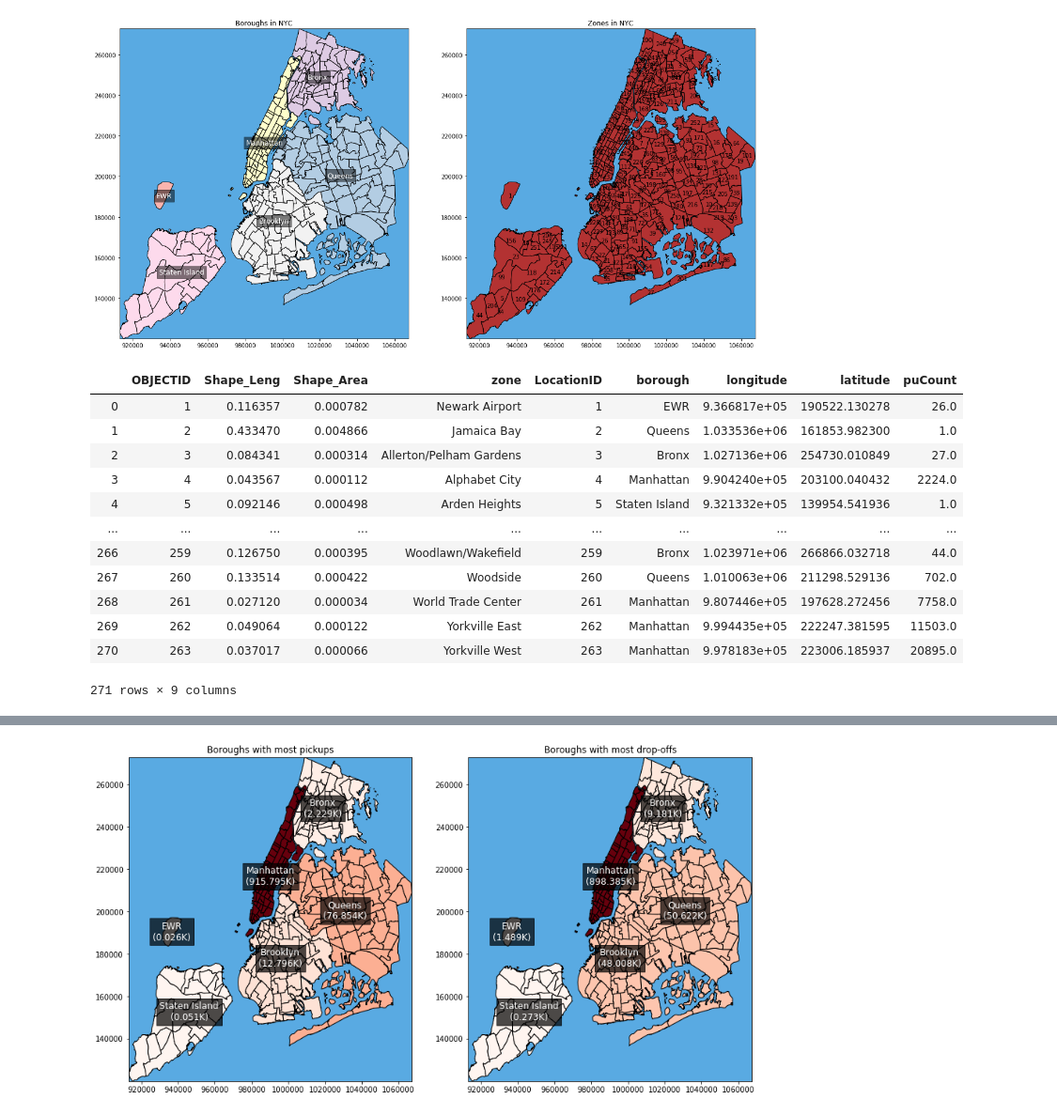
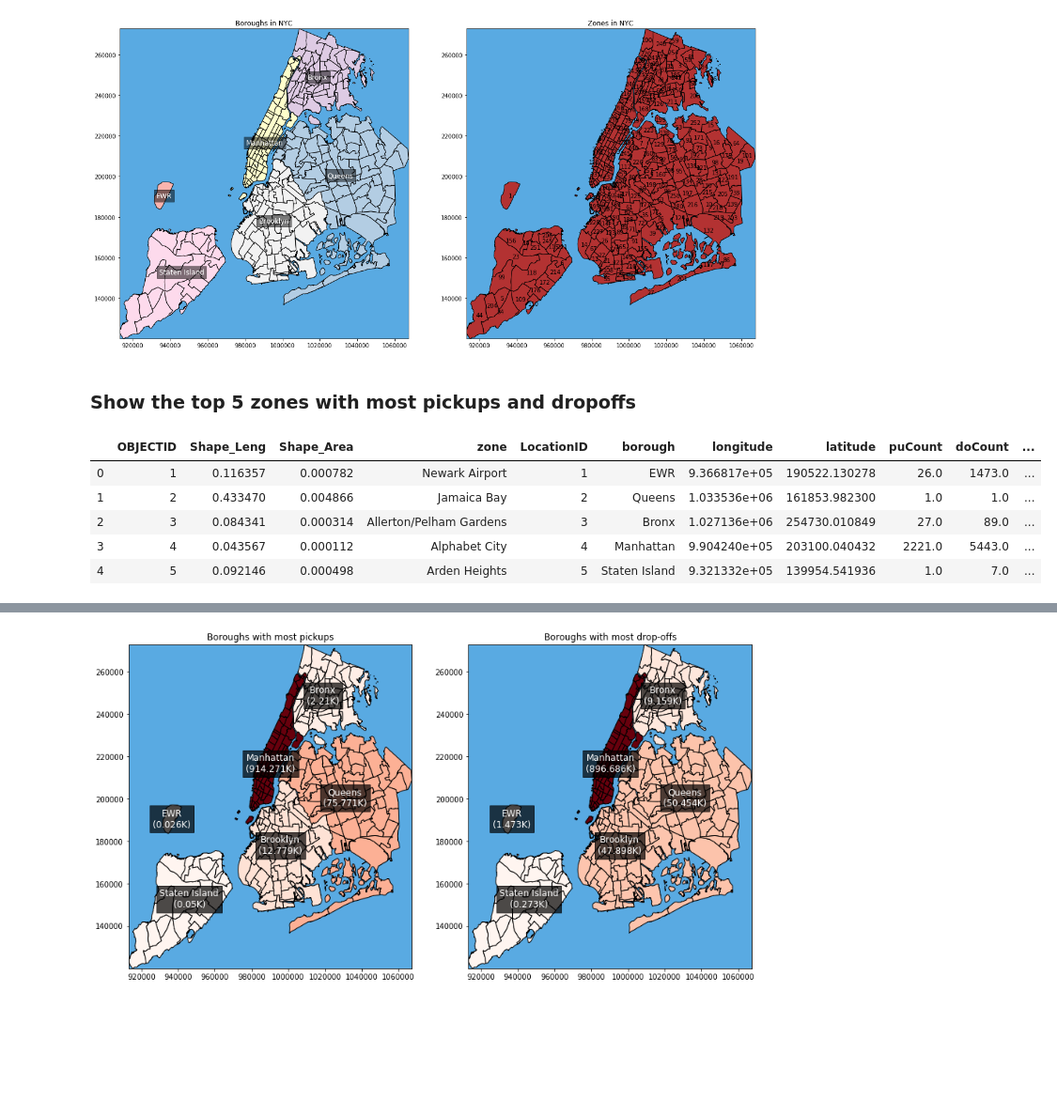
Before and after one commit to maliakber/algorithm-data-model-csc-501, a Jupyter notebook: source/assignment-2/assignment-2-jupnote.ipynb, the cells around one changed output, grey strips where cells are left out. Shown at 94% size. Saved outputs shown, nothing was run; the diff lists cells and outputs as text; code cells hidden in the pictures; blank space fills up the shorter version.

```diff
--- a/source/assignment-2/assignment-2-jupnote.ipynb
+++ b/source/assignment-2/assignment-2-jupnote.ipynb
@@ -236,3 +248,7 @@ taxiSample.shape
+# %%
+taxiSample = taxiSample[taxiSample.PULocationID<=263]
+# %%
+taxiSample = taxiSample[taxiSample.DOLocationID<=263]
 # %% [markdown]
 # Insights on different attributes
 # %% [markdown]
@@ -614,23 +650,20 @@ ax.set_title("Zones in NYC")
 draw_zone_map(ax, taxiZones)
 # %% [output]
 [figure]
+# %% [markdown]
+### Show the top 5 zones with most pickups and dropoffs
 # %%
 pu_location = taxiSample.groupby('PULocationID')['PULocationID'].count().reset_index(name='puCount').rename(columns={'PULocationID':'LocationID'})
 do_location = taxiSample.groupby('DOLocationID')['DOLocationID'].count().reset_index(name='doCount').rename(columns={'DOLocationID':'LocationID'})
 # %%
 pu_do_location = df_loc.merge(pu_location, on='LocationID', how='left')
-pu_do_location
+pu_do_location = pu_do_location.merge(do_location, on='LocationID', how='left')
+pu_do_location['totalCount'] = pu_do_location['puCount'] + pu_do_location['doCount']
+pu_do_location.head()
 # %% [output]
-|  | OBJECTID | Shape_Leng | Shape_Area | zone | LocationID | borough | longitude | latitude | puCount |
-| 0 | 1 | 0.116357 | 0.000782 | Newark Airport | 1 | EWR | 9.366817e+05 | 190522.130278 | 26.0 |
-| 1 | 2 | 0.433470 | 0.004866 | Jamaica Bay | 2 | Queens | 1.033536e+06 | 161853.982300 | 1.0 |
-| 2 | 3 | 0.084341 | 0.000314 | Allerton/Pelham Gardens | 3 | Bronx | 1.027136e+06 | 254730.010849 | 27.0 |
-| 3 | 4 | 0.043567 | 0.000112 | Alphabet City | 4 | Manhattan | 9.904240e+05 | 203100.040432 | 2224.0 |
-| 4 | 5 | 0.092146 | 0.000498 | Arden Heights | 5 | Staten Island | 9.321332e+05 | 139954.541936 | 1.0 |
-| ... | ... | ... | ... | ... | ... | ... | ... | ... | ... |
-| 266 | 259 | 0.126750 | 0.000395 | Woodlawn/Wakefield | 259 | Bronx | 1.023971e+06 | 266866.032718 | 44.0 |
-| 267 | 260 | 0.133514 | 0.000422 | Woodside | 260 | Queens | 1.010063e+06 | 211298.529136 | 702.0 |
-| 268 | 261 | 0.027120 | 0.000034 | World Trade Center | 261 | Manhattan | 9.807446e+05 | 197628.272456 | 7758.0 |
-| 269 | 262 | 0.049064 | 0.000122 | Yorkville East | 262 | Manhattan | 9.994435e+05 | 222247.381595 | 11503.0 |
-| 270 | 263 | 0.037017 | 0.000066 | Yorkville West | 263 | Manhattan | 9.978183e+05 | 223006.185937 | 20895.0 |
+|  | OBJECTID | Shape_Leng | Shape_Area | zone | LocationID | borough | longitude | latitude | puCount | doCount | ... |
+| 0 | 1 | 0.116357 | 0.000782 | Newark Airport | 1 | EWR | 9.366817e+05 | 190522.130278 | 26.0 | 1473.0 | ... |
+| 1 | 2 | 0.433470 | 0.004866 | Jamaica Bay | 2 | Queens | 1.033536e+06 | 161853.982300 | 1.0 | 1.0 | ... |
+| 2 | 3 | 0.084341 | 0.000314 | Allerton/Pelham Gardens | 3 | Bronx | 1.027136e+06 | 254730.010849 | 27.0 | 89.0 | ... |
+| 3 | 4 | 0.043567 | 0.000112 | Alphabet City | 4 | Manhattan | 9.904240e+05 | 203100.040432 | 2221.0 | 5443.0 | ... |
+| 4 | 5 | 0.092146 | 0.000498 | Arden Heights | 5 | Staten Island | 9.321332e+05 | 139954.541936 | 1.0 | 7.0 | ... |
-271 rows × 9 columns
```
Also changed, not shown: parts of 57 cells of this notebook.
